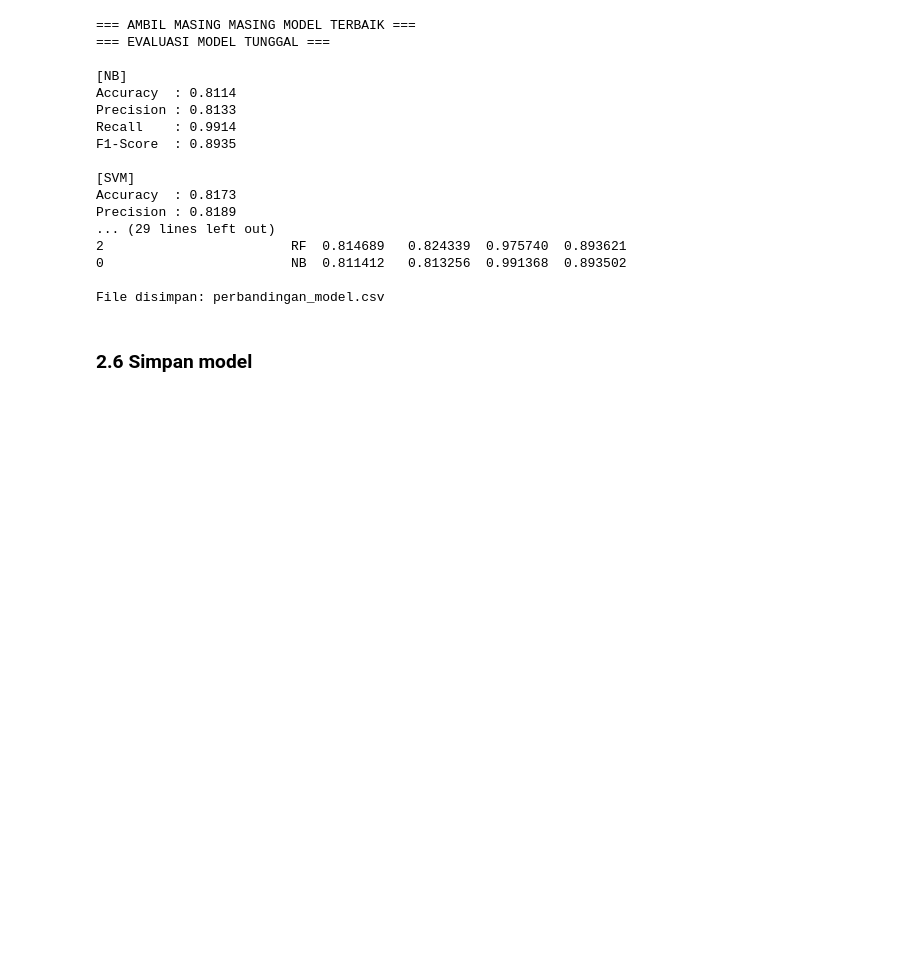
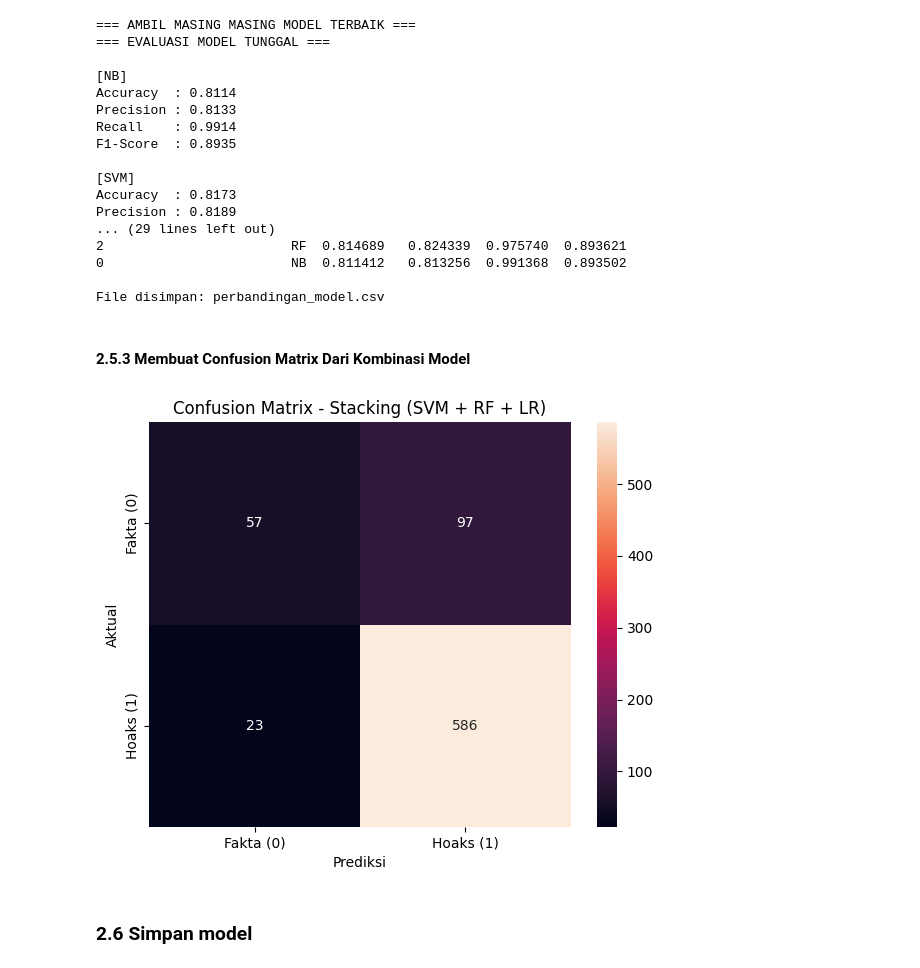
Before and after one commit to Fauzan2617/IndoHoax-Stacking-Detector---Stacking-Ensemble, a Jupyter notebook: notebooks/03_stacking_combinations.ipynb, the cells around one changed output. Saved outputs shown, nothing was run; the diff lists cells and outputs as text; code cells hidden in the pictures; blank space fills up the shorter version.

```diff
--- a/notebooks/03_stacking_combinations.ipynb
+++ b/notebooks/03_stacking_combinations.ipynb
@@ -618,6 +1073,59 @@ Precision : 0.8189
 0                        NB  0.811412   0.813256  0.991368  0.893502
 
 File disimpan: perbandingan_model.csv
+# %% [markdown]
+#### 2.5.3 Membuat Confusion Matrix Dari Kombinasi Model
+# %%
+# ============================================================
+# CONFUSION MATRIX - MODEL TERBAIK (STACKING)
+# ============================================================
+
+from sklearn.metrics import confusion_matrix, ConfusionMatrixDisplay
+import seaborn as sns
+import matplotlib.pyplot as plt
+
+# ============================================================
+# 1. TRAIN FINAL MODEL (PAKAI SEMUA DATA TRAIN)
+# ============================================================
+
+best_stacking.fit(X_train, y_train)
+
+# ============================================================
+# 2. PREDIKSI DATA TEST
+# ============================================================
+
+y_pred = best_stacking.predict(X_test)
+
+# ============================================================
+# 3. CONFUSION MATRIX
+# ============================================================
+
+cm = confusion_matrix(y_test, y_pred)
+
+labels = ['Fakta (0)', 'Hoaks (1)']
+
+# ============================================================
+# 4. VISUALISASI HEATMAP
+# ============================================================
+
+plt.figure(figsize=(6,5))
+
+sns.heatmap(
+    cm,
+    annot=True,
+    fmt='d',
+    xticklabels=labels,
+    yticklabels=labels
+)
+
+plt.xlabel('Prediksi')
+plt.ylabel('Aktual')
+plt.title('Confusion Matrix - Stacking (SVM + RF + LR)')
+
+plt.tight_layout()
+plt.show()
+# %% [output]
+[figure, added]
 # %% [markdown]
 ### 2.6 Simpan model
 # %% [markdown]
```
Also changed, not shown: parts of 19 cells of this notebook, 10 other files.
